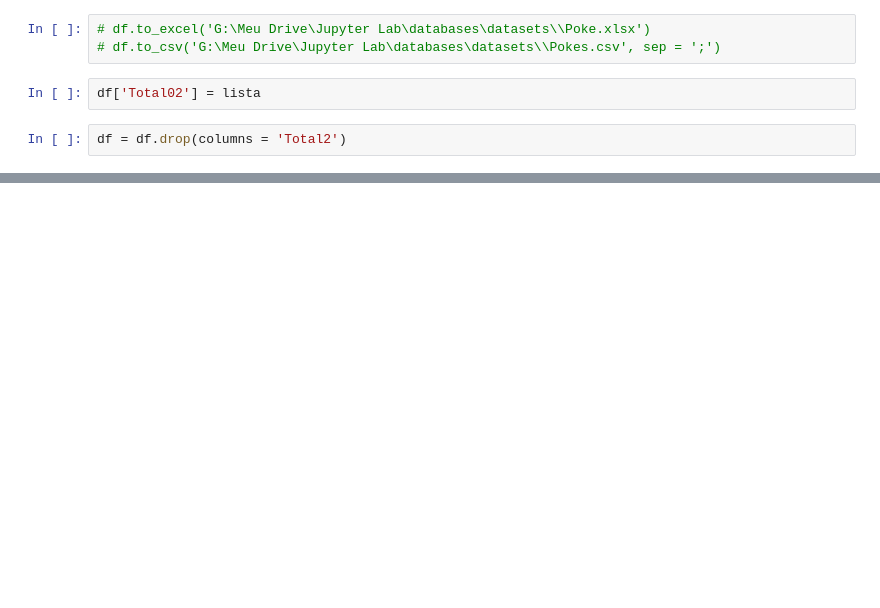
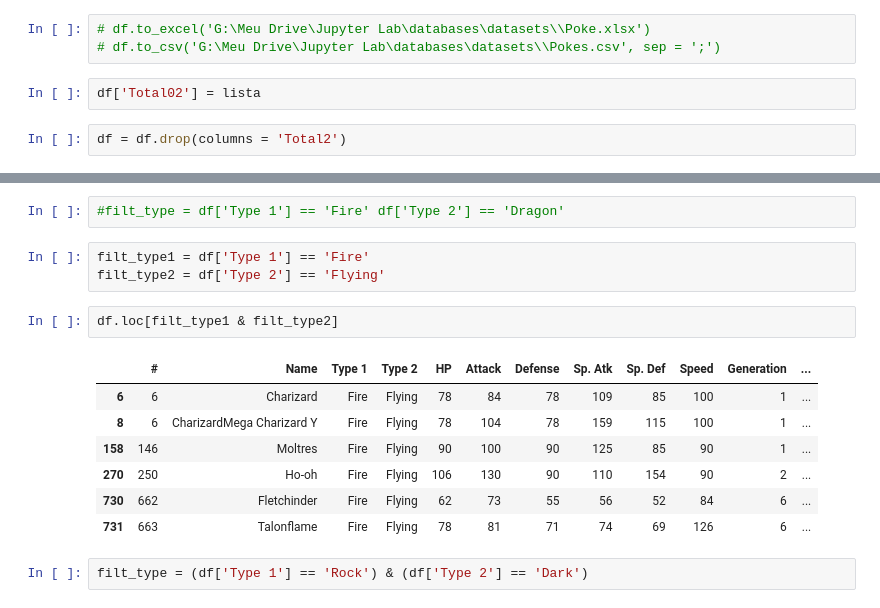
Before and after one commit to Dufyz/My_Laboratory, a Jupyter notebook: Jupyter Lab/library's/pandas_library/datasets_/dataset_04(Pokemon's).ipynb, the cells around one changed output, grey strips where cells are left out. Cells and saved outputs as stored; diff of their text form; blank space fills up the shorter version.

```diff
--- a/Jupyter Lab/library's/pandas_library/datasets_/dataset_04(Pokemon's).ipynb
+++ b/Jupyter Lab/library's/pandas_library/datasets_/dataset_04(Pokemon's).ipynb
@@ -28,0 +76,17 @@ df
+# %%
+#filt_type = df['Type 1'] == 'Fire' df['Type 2'] == 'Dragon'
+# %%
+filt_type1 = df['Type 1'] == 'Fire'
+filt_type2 = df['Type 2'] == 'Flying'
+# %%
+df.loc[filt_type1 & filt_type2]
+# %% [output]
+|  | # | Name | Type 1 | Type 2 | HP | Attack | Defense | Sp. Atk | Sp. Def | Speed | Generation | ... |
+| 6 | 6 | Charizard | Fire | Flying | 78 | 84 | 78 | 109 | 85 | 100 | 1 | ... |
+| 8 | 6 | CharizardMega Charizard Y | Fire | Flying | 78 | 104 | 78 | 159 | 115 | 100 | 1 | ... |
+| 158 | 146 | Moltres | Fire | Flying | 90 | 100 | 90 | 125 | 85 | 90 | 1 | ... |
+| 270 | 250 | Ho-oh | Fire | Flying | 106 | 130 | 90 | 110 | 154 | 90 | 2 | ... |
+| 730 | 662 | Fletchinder | Fire | Flying | 62 | 73 | 55 | 56 | 52 | 84 | 6 | ... |
+| 731 | 663 | Talonflame | Fire | Flying | 78 | 81 | 71 | 74 | 69 | 126 | 6 | ... |
+# %%
+filt_type = (df['Type 1'] == 'Rock') & (df['Type 2'] == 'Dark')
```
Also changed, not shown: parts of 14 cells of this notebook.
